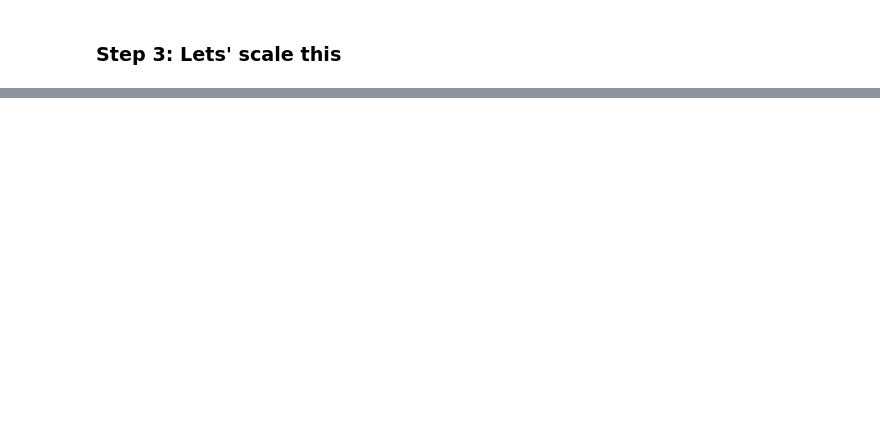
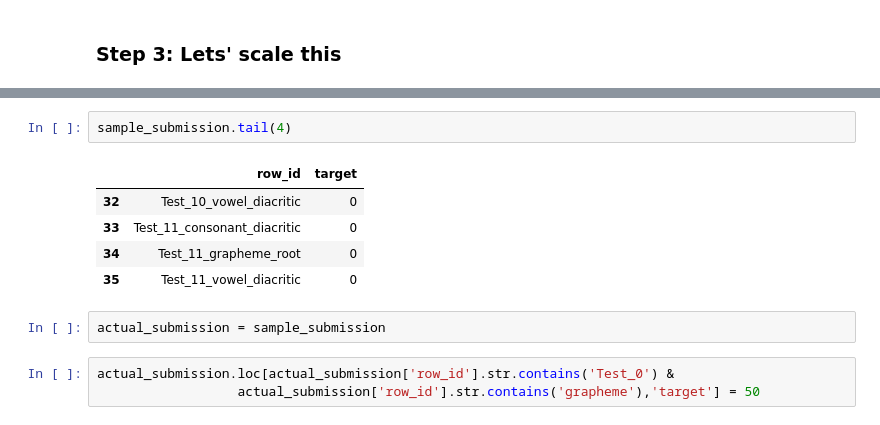
Before and after one commit to AksChougule/kaggle-competitions, a Jupyter notebook: bengali-ai/testing-the-models.ipynb, the cells around one changed output, grey strips where cells are left out. Saved outputs shown, nothing was run; the diff lists cells and outputs as text; blank space fills up the shorter version.

```diff
--- a/bengali-ai/testing-the-models.ipynb
+++ b/bengali-ai/testing-the-models.ipynb
@@ -193,0 +202,13 @@ predicted_class = max_index.cpu().detach().numpy()[0]
+# %%
+sample_submission.tail(4)
+# %% [output]
+|  | row_id | target |
+| 32 | Test_10_vowel_diacritic | 0 |
+| 33 | Test_11_consonant_diacritic | 0 |
+| 34 | Test_11_grapheme_root | 0 |
+| 35 | Test_11_vowel_diacritic | 0 |
+# %%
+actual_submission = sample_submission
+# %%
+actual_submission.loc[actual_submission['row_id'].str.contains('Test_0') &
+                  actual_submission['row_id'].str.contains('grapheme'),'target'] = 50
```
Also changed, not shown: parts of 17 cells of this notebook.
